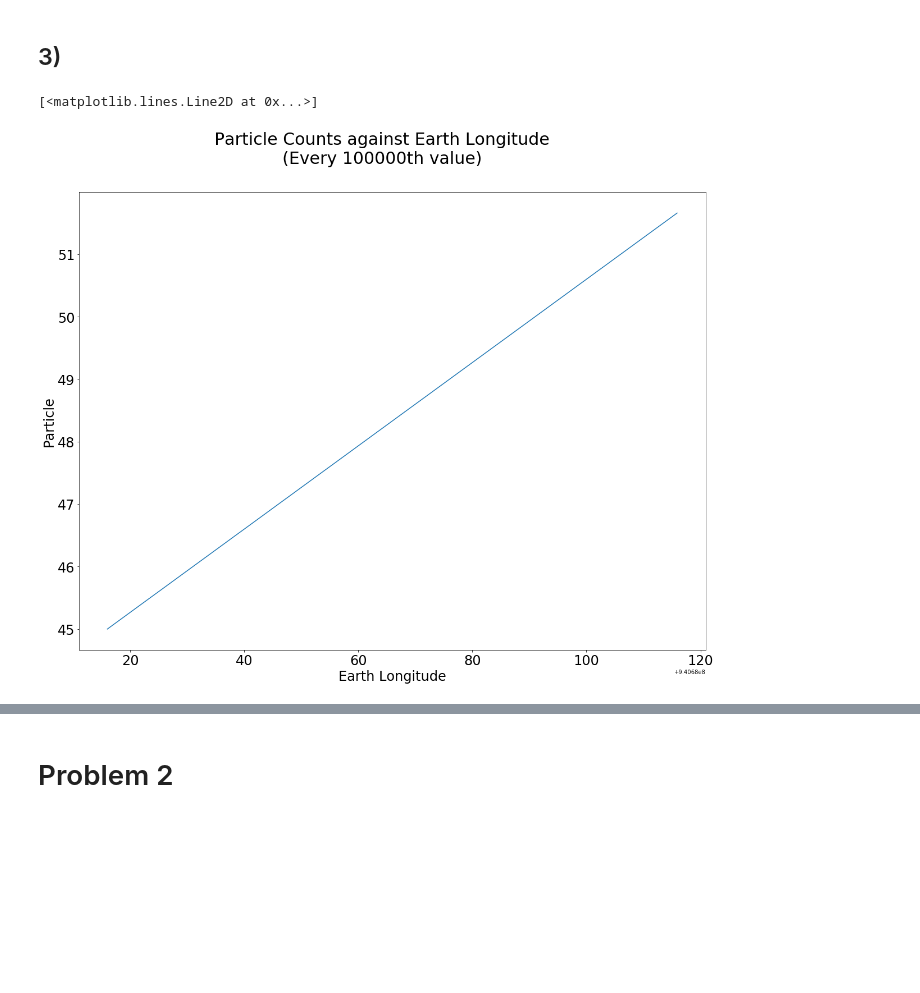
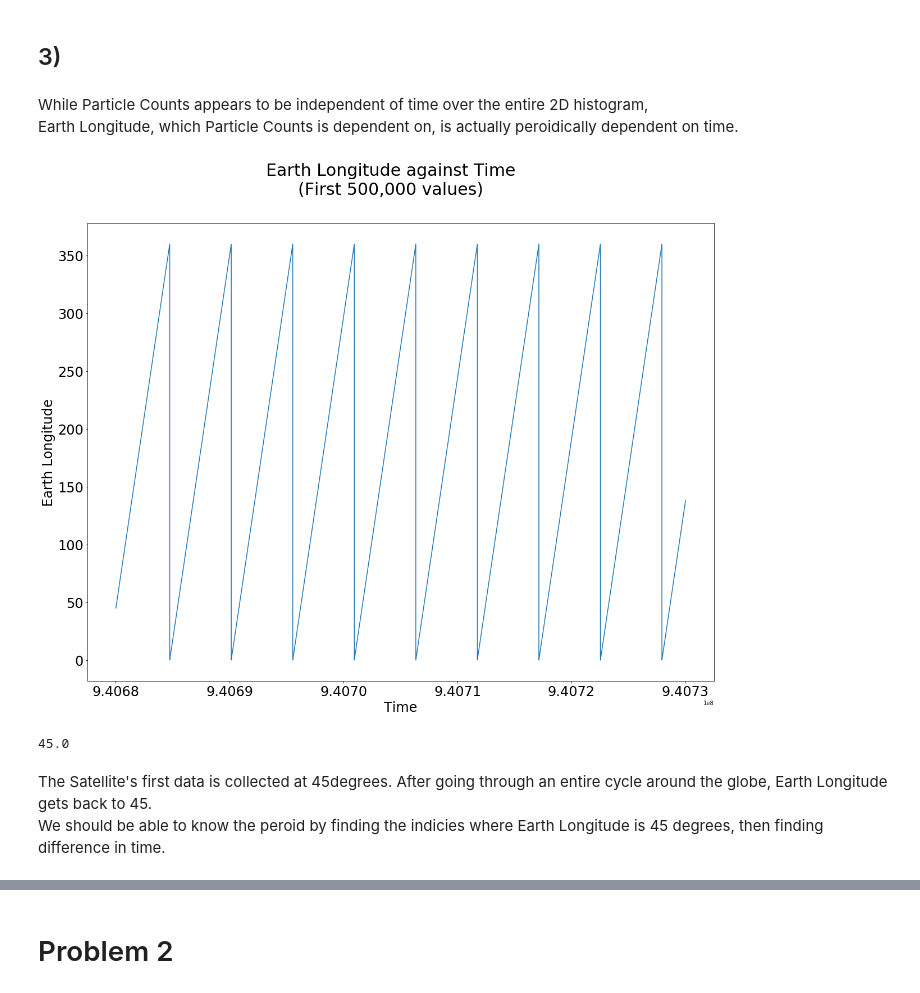
Before and after one commit to John-ZH/PHYS-343-Lab, a Jupyter notebook: John_Zhuang_Lab04.ipynb, the cells around one changed output, grey strips where cells are left out. Cells and saved outputs as stored; diff of their text form; code cells hidden in the pictures; blank space fills up the shorter version.

```diff
--- a/John_Zhuang_Lab04.ipynb
+++ b/John_Zhuang_Lab04.ipynb
@@ -426,11 +419,21 @@ plt.show()
 # %% [markdown]
 ## 3)
+# %% [markdown]
+While Particle Counts appears to be independent of time over the entire 2D histogram,
+<br>Earth Longitude, which Particle Counts is dependent on, is actually peroidically dependent on time.
 # %%
-plt.suptitle('Particle Counts against Earth Longitude\n(Every 100000th value)', fontsize=30)
-plt.xlabel('Earth Longitude', fontsize = 24)
-plt.ylabel('Particle', fontsize = 24)
+plt.suptitle('Earth Longitude against Time\n(First 500,000 values)', fontsize=30)
+plt.xlabel('Time', fontsize = 24)
+plt.ylabel('Earth Longitude', fontsize = 24)
 plt.tick_params(labelsize = 24)
-plt.plot(data[0,0:1000], data[2,0:1000])
+plt.plot(data[0,0:500000], data[2,0:500000])
+plt.show()
 # %% [output]
-[<matplotlib.lines.Line2D at 0x...>]
-[figure, old version]
+[figure, new version]
+# %%
+data[2,0]
+# %% [output]
+45.0
+# %% [markdown]
+The Satellite's first data is collected at 45degrees. After going through an entire cycle around the globe, Earth Longitude gets back to 45.
+<br>We should be able to know the peroid by finding the indicies where Earth Longitude is 45 degrees, then finding difference in time.
```
Also changed, not shown: parts of 77 cells of this notebook.
